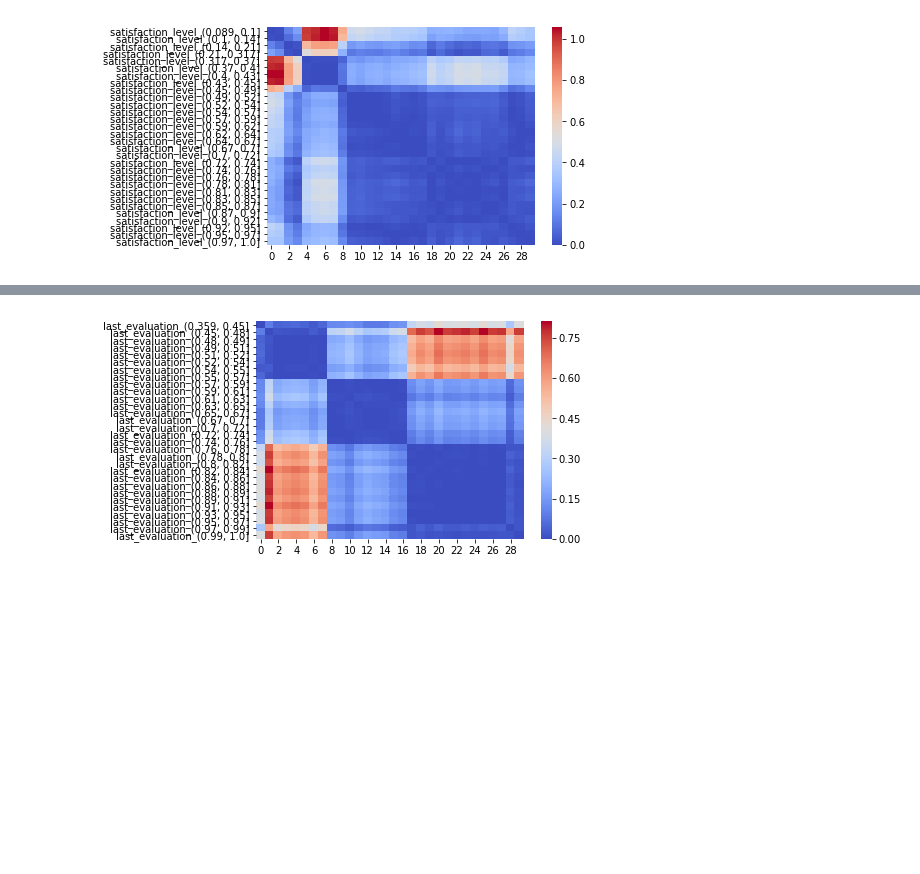
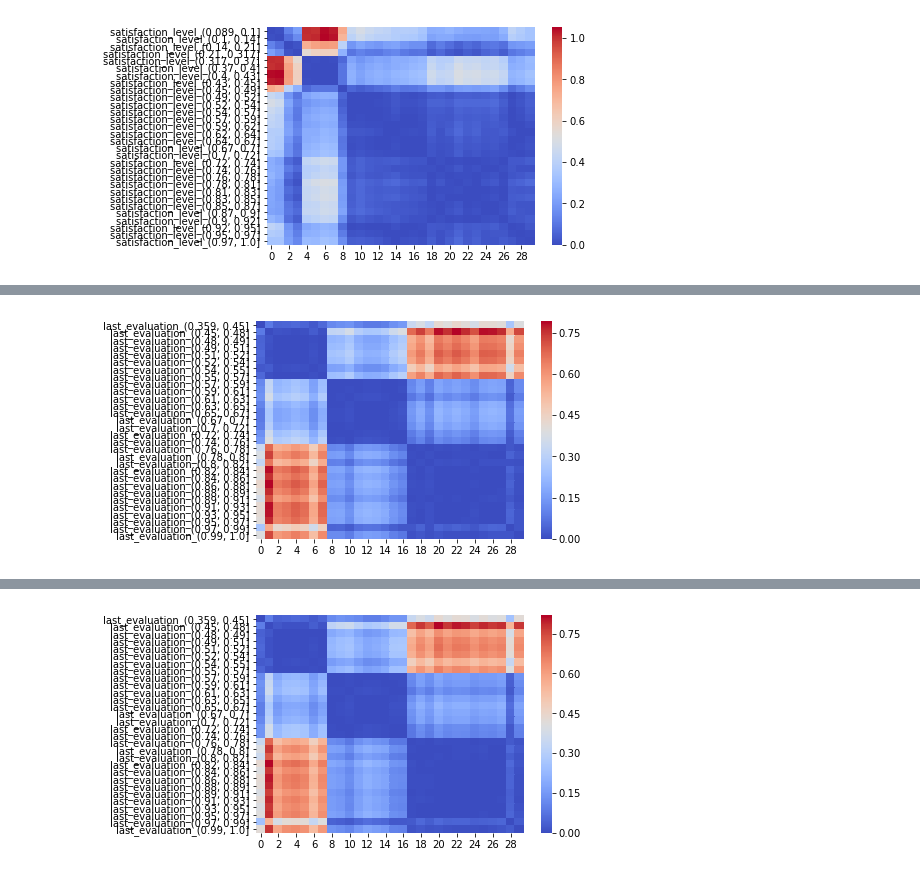
Before and after one commit to Wook0129/semantic_binning, a Jupyter notebook: test.ipynb, the cells around one changed output, grey strips where cells are left out. Cells and saved outputs as stored; diff of their text form; code cells hidden in the pictures; blank space fills up the shorter version.

```diff
--- a/test.ipynb
+++ b/test.ipynb
@@ -235,3 +247,7 @@ sb.plot_pairwise_distance_between_bins('satisfaction_level')
+# %%
+sb.plot_pairwise_distance_between_bins('last_evaluation')
+# %% [output]
+[figure, added]
 # %%
 sb.bins_by_var['last_evaluation']['bins']
 # %% [output]
```
Also changed, not shown: parts of 9 cells of this notebook, 1 other file.
